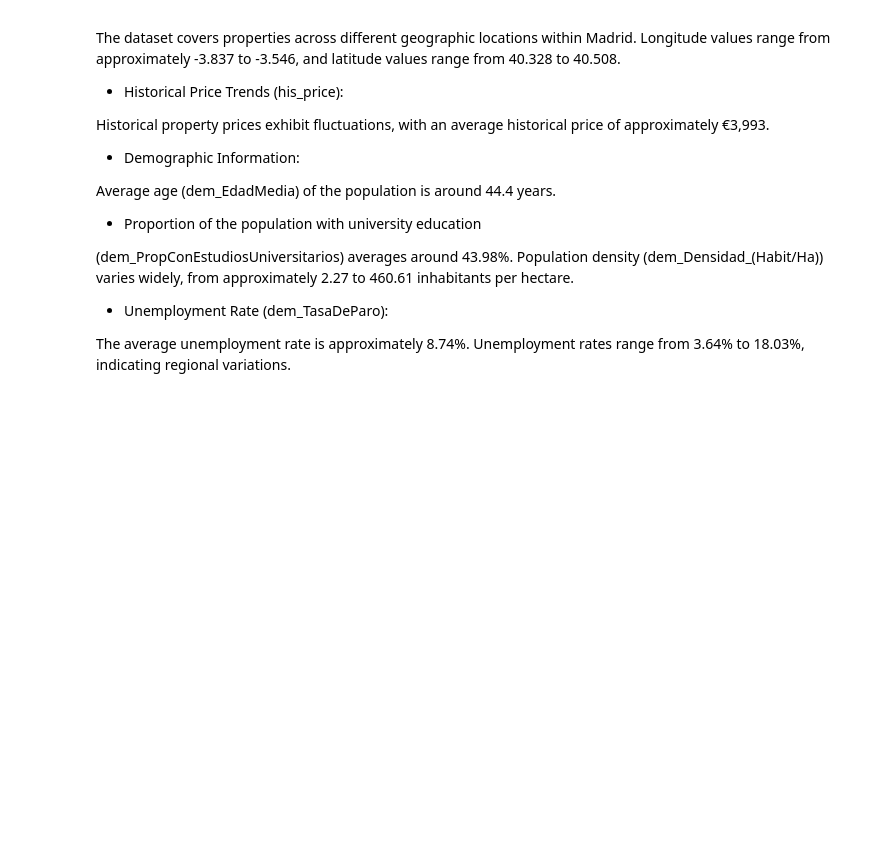
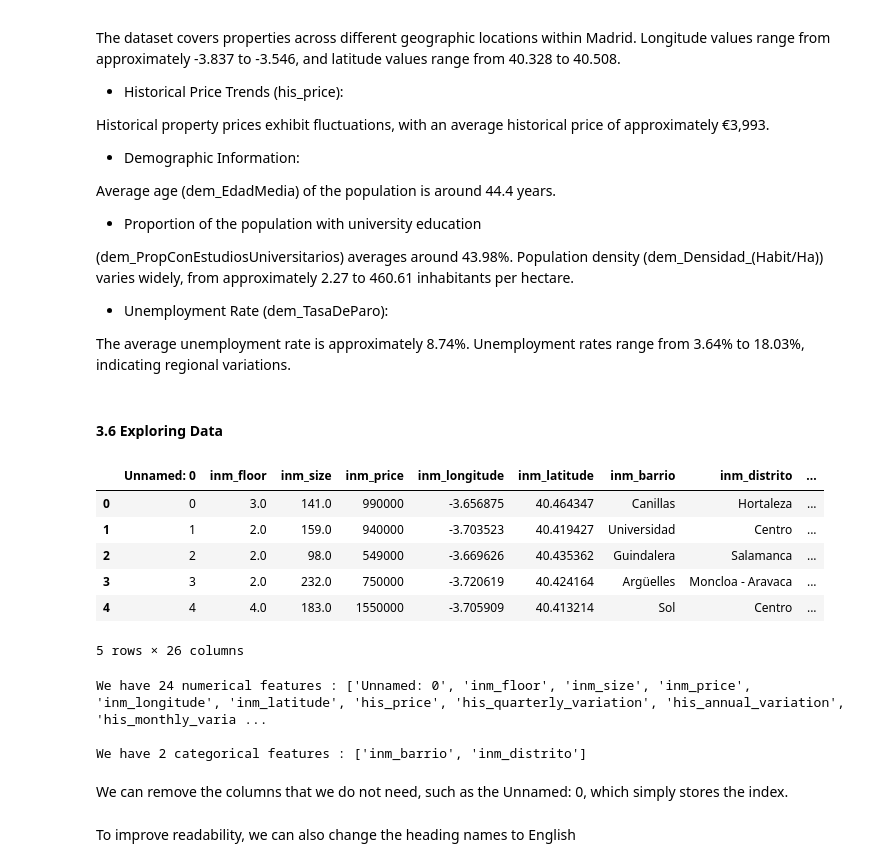
Before and after one commit to adnanbhanji/Madrid-Property-Analysis, a Jupyter notebook: notebooks/eda.ipynb, the cells around one changed output. Cells and saved outputs as stored; diff of their text form; code cells hidden in the pictures; blank space fills up the shorter version.

Commit message:
exploring data

```diff
--- a/notebooks/eda.ipynb
+++ b/notebooks/eda.ipynb
@@ -321,3 +329,29 @@ Population density (dem_Densidad_(Habit/Ha)) varies widely, from approximately 2
 
 The average unemployment rate is approximately 8.74%.
 Unemployment rates range from 3.64% to 18.03%, indicating regional variations.
+# %% [markdown]
+#### 3.6 Exploring Data
+# %%
+df.head()
+# %% [output]
+|  | Unnamed: 0 | inm_floor | inm_size | inm_price | inm_longitude | inm_latitude | inm_barrio | inm_distrito | ... |
+| 0 | 0 | 3.0 | 141.0 | 990000 | -3.656875 | 40.464347 | Canillas | Hortaleza | ... |
+| 1 | 1 | 2.0 | 159.0 | 940000 | -3.703523 | 40.419427 | Universidad | Centro | ... |
+| 2 | 2 | 2.0 | 98.0 | 549000 | -3.669626 | 40.435362 | Guindalera | Salamanca | ... |
+| 3 | 3 | 2.0 | 232.0 | 750000 | -3.720619 | 40.424164 | Argüelles | Moncloa - Aravaca | ... |
+| 4 | 4 | 4.0 | 183.0 | 1550000 | -3.705909 | 40.413214 | Sol | Centro | ... |
+5 rows × 26 columns
+# %%
+# define numerical & categorical columns
+numeric_features = [feature for feature in df.columns if df[feature].dtype != 'O']
+categorical_features = [feature for feature in df.columns if df[feature].dtype == 'O']
+
+# print columns
+print('We have {} numerical features : {}'.format(len(numeric_features), numeric_features))
+print('\nWe have {} categorical features : {}'.format(len(categorical_features), categorical_features))
+# %% [output]
+We have 24 numerical features : ['Unnamed: 0', 'inm_floor', 'inm_size', 'inm_price', 'inm_longitude', 'inm_latitude', 'his_price', 'his_quarterly_variation', 'his_annual_variation', 'his_monthly_varia ...
+
+We have 2 categorical features : ['inm_barrio', 'inm_distrito']
+# %% [markdown]
+We can remove the columns that we do not need, such as the Unnamed: 0, which simply stores the index.
@@ -323,0 +360,2 @@ Unemployment rates range from 3.64% to 18.03%, indicating regional variations.
+# %% [markdown]
+To improve readability, we can also change the heading names to English
```
Also changed, not shown: parts of 4 cells of this notebook.
